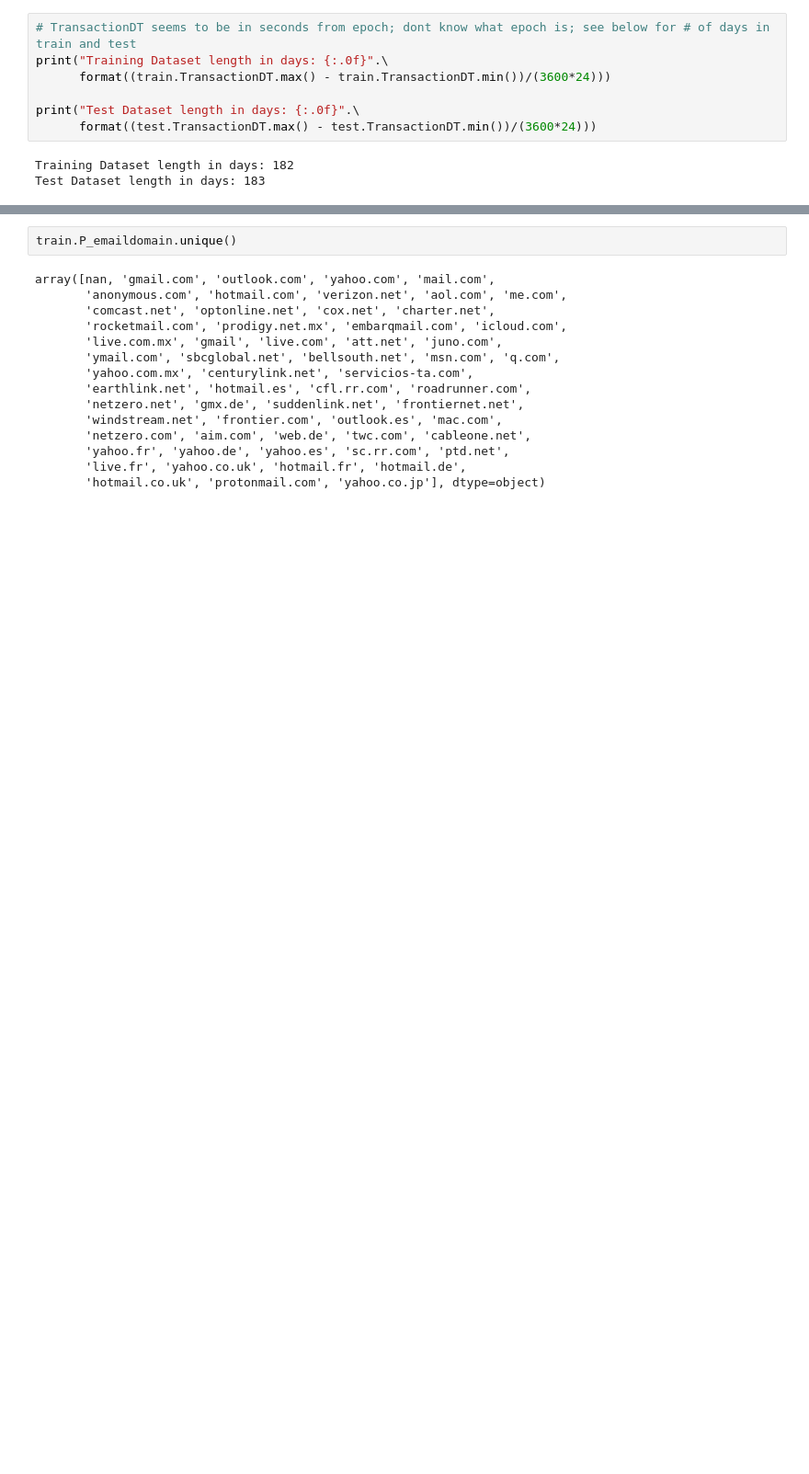
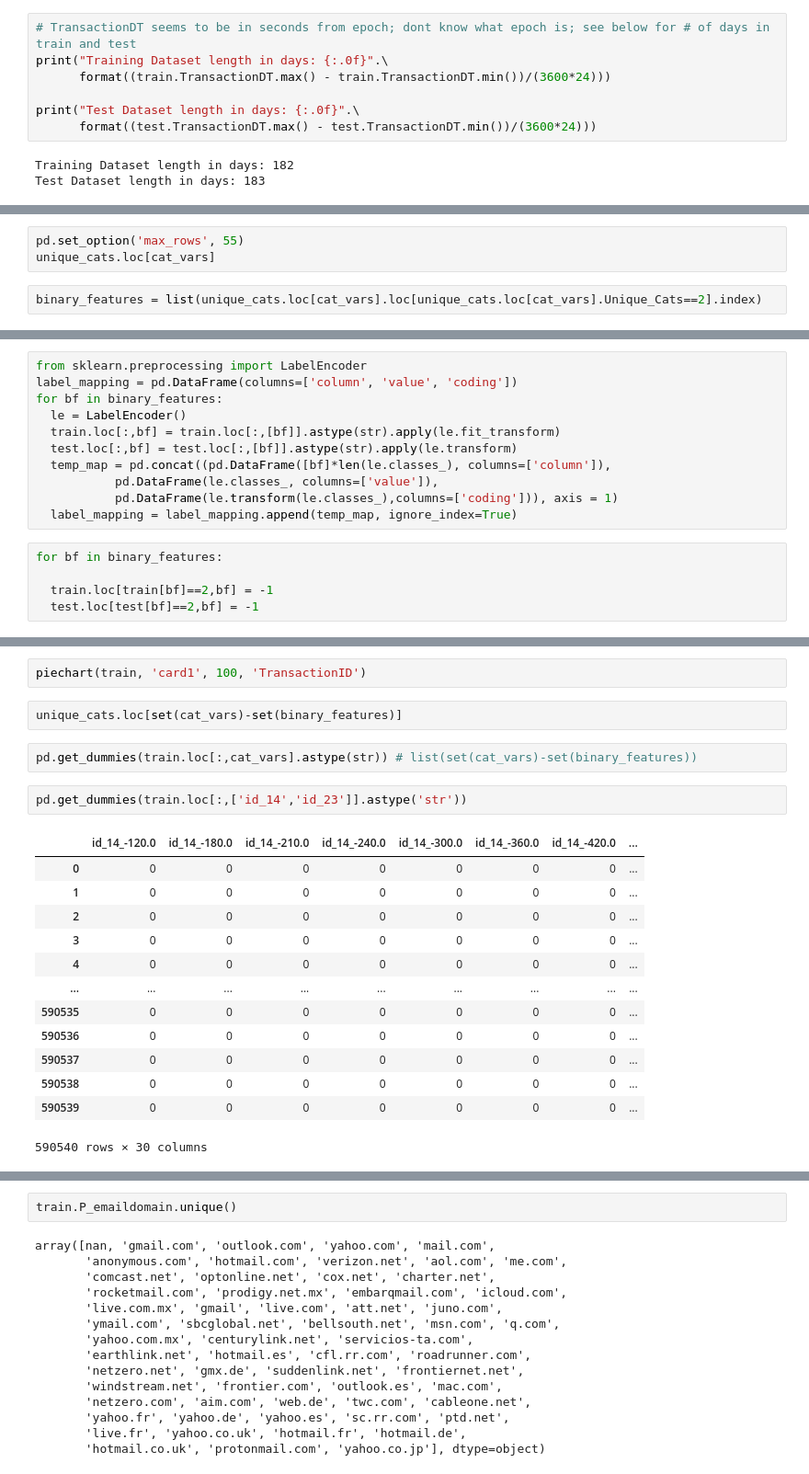
Before and after one commit to Prakrut/Fraud_Detection, a Jupyter notebook: Code/CreditCardFraudDetection.ipynb, the cells around one changed output, grey strips where cells are left out. Shown at 92% size. Cells and saved outputs as stored; diff of their text form; blank space fills up the shorter version.

```diff
--- a/Code/CreditCardFraudDetection.ipynb
+++ b/Code/CreditCardFraudDetection.ipynb
@@ -161,0 +217,5 @@ cat_vars = ['ProductCD', 'card1', 'card2', 'card3', 'card4', 'card5', 'card6',
+# %%
+pd.set_option('max_rows', 55)
+unique_cats.loc[cat_vars]
+# %%
+binary_features = list(unique_cats.loc[cat_vars].loc[unique_cats.loc[cat_vars].Unique_Cats==2].index)
@@ -161,0 +252,16 @@ cat_vars = ['ProductCD', 'card1', 'card2', 'card3', 'card4', 'card5', 'card6',
+# %%
+from sklearn.preprocessing import LabelEncoder
+label_mapping = pd.DataFrame(columns=['column', 'value', 'coding'])
+for bf in binary_features:
+  le = LabelEncoder()
+  train.loc[:,bf] = train.loc[:,[bf]].astype(str).apply(le.fit_transform)
+  test.loc[:,bf] = test.loc[:,[bf]].astype(str).apply(le.transform)
+  temp_map = pd.concat((pd.DataFrame([bf]*len(le.classes_), columns=['column']),
+           pd.DataFrame(le.classes_, columns=['value']),
+           pd.DataFrame(le.transform(le.classes_),columns=['coding'])), axis = 1)
+  label_mapping = label_mapping.append(temp_map, ignore_index=True)
+# %%
+for bf in binary_features:
+
+  train.loc[train[bf]==2,bf] = -1
+  test.loc[test[bf]==2,bf] = -1
@@ -161,0 +290,22 @@ cat_vars = ['ProductCD', 'card1', 'card2', 'card3', 'card4', 'card5', 'card6',
+# %%
+piechart(train, 'card1', 100, 'TransactionID')
+# %%
+unique_cats.loc[set(cat_vars)-set(binary_features)]
+# %%
+pd.get_dummies(train.loc[:,cat_vars].astype(str)) # list(set(cat_vars)-set(binary_features))
+# %%
+pd.get_dummies(train.loc[:,['id_14','id_23']].astype('str'))
+# %% [output]
+|  | id_14_-120.0 | id_14_-180.0 | id_14_-210.0 | id_14_-240.0 | id_14_-300.0 | id_14_-360.0 | id_14_-420.0 | ... |
+| 0 | 0 | 0 | 0 | 0 | 0 | 0 | 0 | ... |
+| 1 | 0 | 0 | 0 | 0 | 0 | 0 | 0 | ... |
+| 2 | 0 | 0 | 0 | 0 | 0 | 0 | 0 | ... |
+| 3 | 0 | 0 | 0 | 0 | 0 | 0 | 0 | ... |
+| 4 | 0 | 0 | 0 | 0 | 0 | 0 | 0 | ... |
+| ... | ... | ... | ... | ... | ... | ... | ... | ... |
+| 590535 | 0 | 0 | 0 | 0 | 0 | 0 | 0 | ... |
+| 590536 | 0 | 0 | 0 | 0 | 0 | 0 | 0 | ... |
+| 590537 | 0 | 0 | 0 | 0 | 0 | 0 | 0 | ... |
+| 590538 | 0 | 0 | 0 | 0 | 0 | 0 | 0 | ... |
+| 590539 | 0 | 0 | 0 | 0 | 0 | 0 | 0 | ... |
+590540 rows × 30 columns
```
Also changed, not shown: parts of 44 cells of this notebook.
